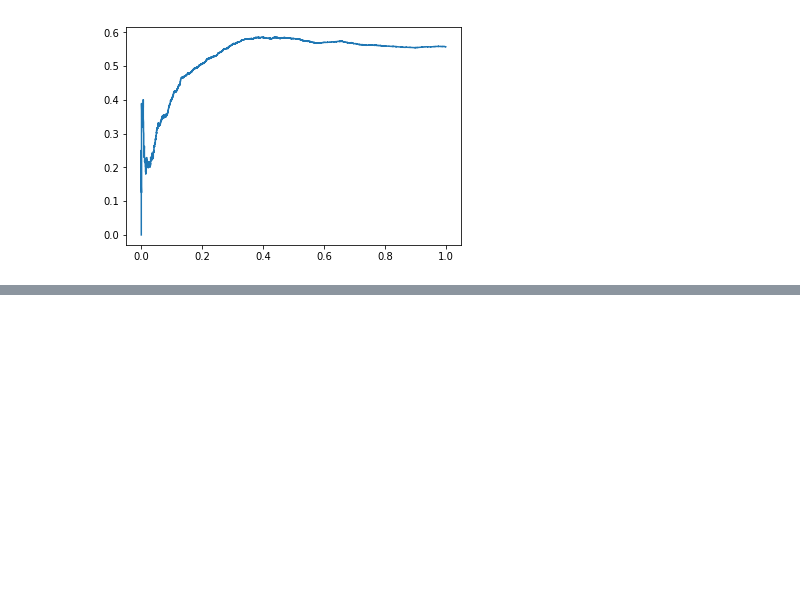
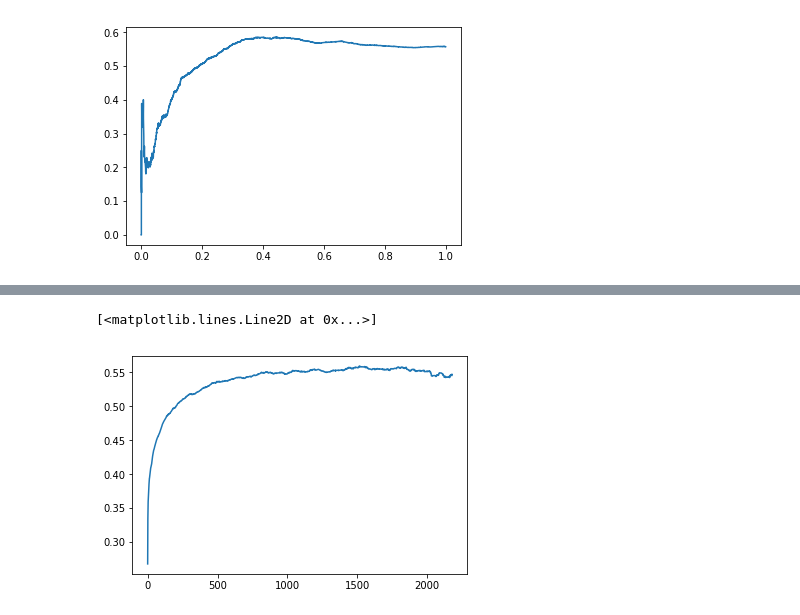
Before and after one commit to live-wire/overflow, a Jupyter notebook: Barbara_metrics.ipynb, the cells around one changed output, grey strips where cells are left out. Cells and saved outputs as stored; diff of their text form; code cells hidden in the pictures; blank space fills up the shorter version.

```diff
--- a/Barbara_metrics.ipynb
+++ b/Barbara_metrics.ipynb
@@ -199,0 +243,35 @@ plt.show()
+# %%
+#possible timepoints from 0 to the maximum span.
+x_all = np.linspace(0, max(summaryTableProbAccAnswer["DifferenceDenominator"]),num=5000, endpoint=True)
+sumProbs = np.zeros(len(x_all))
+nrUsers = np.zeros(len(x_all))
+users = list(set(summaryTableProbAccAnswer[" OwnerUserId"].tolist()))
+#total = np.empty((len(x_all),len(users),))
+#total.fill(np.nan)
+thresExpertise=0.4
+i=0
+#for each user:
+#linear interpolation - already checked that curve shape is similar to the ones obtained individually
+for user in users:
+    xs_user=summaryTableProbAccAnswer["DifferenceNumerator"][summaryTableProbAccAnswer[" OwnerUserId"]==user].tolist()
+    probs_user= summaryTableProbAccAnswer["ProbAccAnswer"][summaryTableProbAccAnswer[" OwnerUserId"]==user].tolist()
+    f1 = interp1d(xs_user,probs_user ,'linear')
+    subset_x_all=x_all[x_all<max(xs_user)]
+    f1_int = f1(subset_x_all)
+
+
+    if (min(probs_user[-5:])>thresExpertise):
+        #total[0:len(subset_x_all),i]=f1_int
+        #update probability sums at each time point with the interpolated probabilities for this user
+        sumProbs[0:len(subset_x_all)]=sumProbs[0:len(subset_x_all)]+f1_int
+        #update nr users
+        nrUsers[0:len(subset_x_all)] = nrUsers[0:len(subset_x_all)]+1
+        i=i+1
+# %%
+#Remove timepoints which have less than a threshold number of users
+threshUsers=100
+noUsersPos = np.where(nrUsers>threshUsers)
+sumProbs=sumProbs[noUsersPos]
+nrUsers=nrUsers[noUsersPos]
+x_all=x_all[noUsersPos]
+#total = total[noUsersPos,:]
@@ -199,0 +282,5 @@ plt.show()
+# %%
+plt.plot(x_all, sumProbs/nrUsers)
+# %% [output]
+[<matplotlib.lines.Line2D at 0x...>]
+[figure, added]
```
Also changed, not shown: parts of 38 cells of this notebook.
